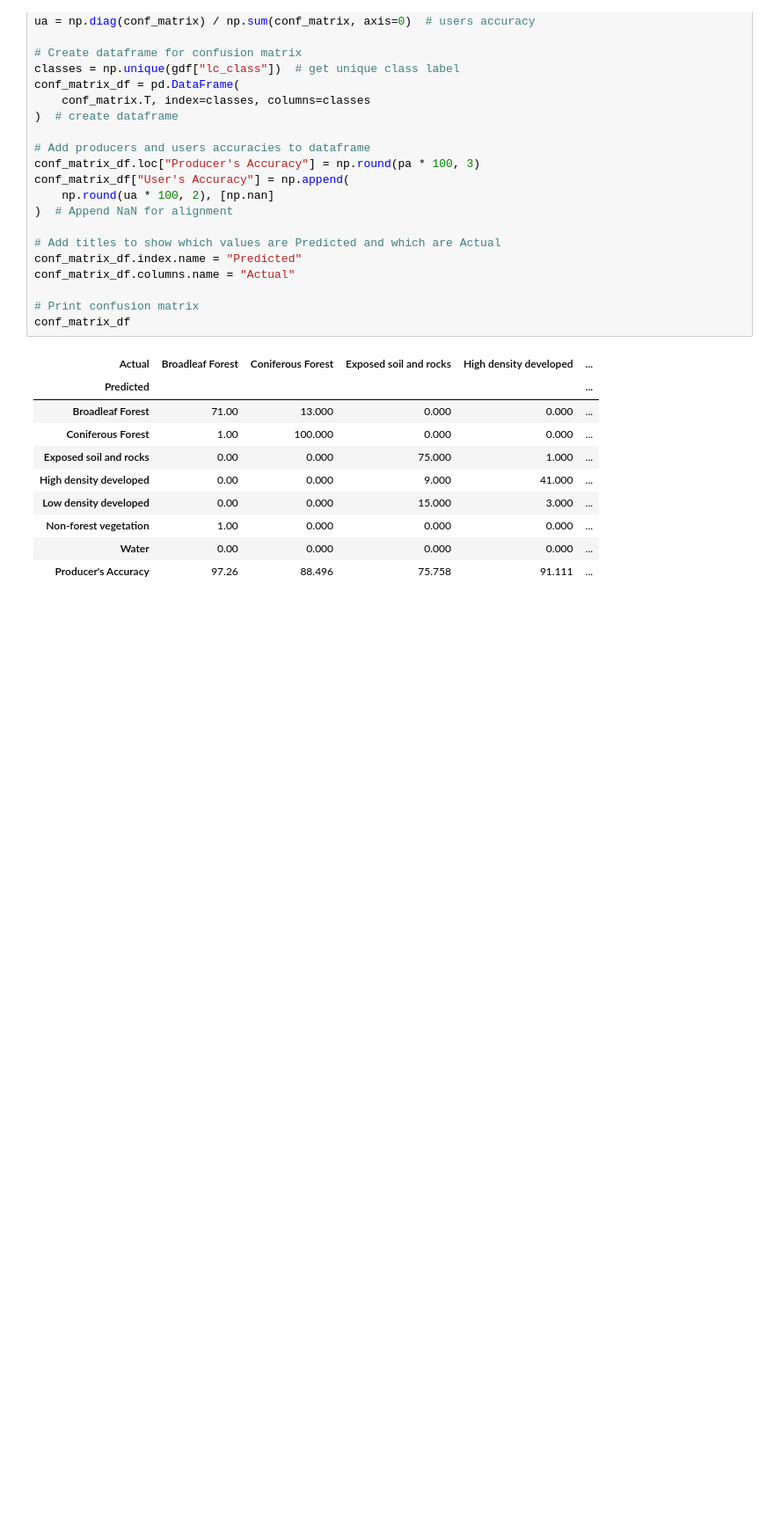
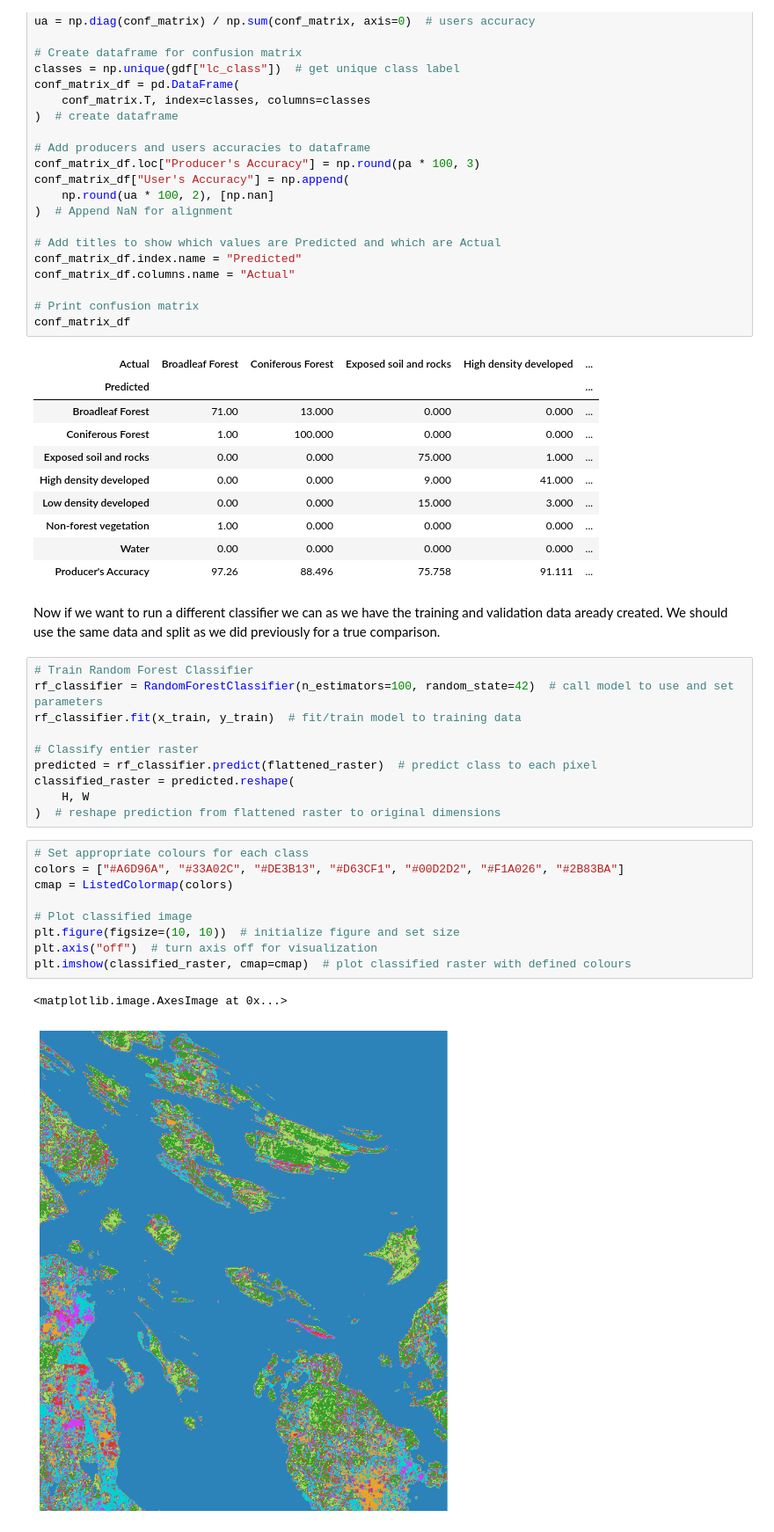
Before and after one commit to ubc-mgem-fcor599/FCOR-599-Workshops, a Jupyter notebook: CodingCrossover/scripts/supervised_classification.ipynb, the cells around one changed output. Shown at 88% size. Cells and saved outputs as stored; diff of their text form; blank space fills up the shorter version.

```diff
--- a/CodingCrossover/scripts/supervised_classification.ipynb
+++ b/CodingCrossover/scripts/supervised_classification.ipynb
@@ -268,3 +271,27 @@ conf_matrix_df
 | Non-forest vegetation | 1.00 | 0.000 | 0.000 | 0.000 | ... |
 | Water | 0.00 | 0.000 | 0.000 | 0.000 | ... |
 | Producer's Accuracy | 97.26 | 88.496 | 75.758 | 91.111 | ... |
+# %% [markdown]
+Now if we want to run a different classifier we can as we have the training and validation data aready created. We should use the same data and split as we did previously for a true comparison.
+# %%
+# Train Random Forest Classifier
+rf_classifier = RandomForestClassifier(n_estimators=100, random_state=42)  # call model to use and set parameters
+rf_classifier.fit(x_train, y_train)  # fit/train model to training data
+
+# Classify entier raster
+predicted = rf_classifier.predict(flattened_raster)  # predict class to each pixel
+classified_raster = predicted.reshape(
+    H, W
+)  # reshape prediction from flattened raster to original dimensions
+# %%
+# Set appropriate colours for each class
+colors = ["#A6D96A", "#33A02C", "#DE3B13", "#D63CF1", "#00D2D2", "#F1A026", "#2B83BA"]
+cmap = ListedColormap(colors)
+
+# Plot classified image
+plt.figure(figsize=(10, 10))  # initialize figure and set size
+plt.axis("off")  # turn axis off for visualization
+plt.imshow(classified_raster, cmap=cmap)  # plot classified raster with defined colours
+# %% [output]
+<matplotlib.image.AxesImage at 0x...>
+[figure, added]
```
Also changed, not shown: parts of 15 cells of this notebook, 1 other file.
